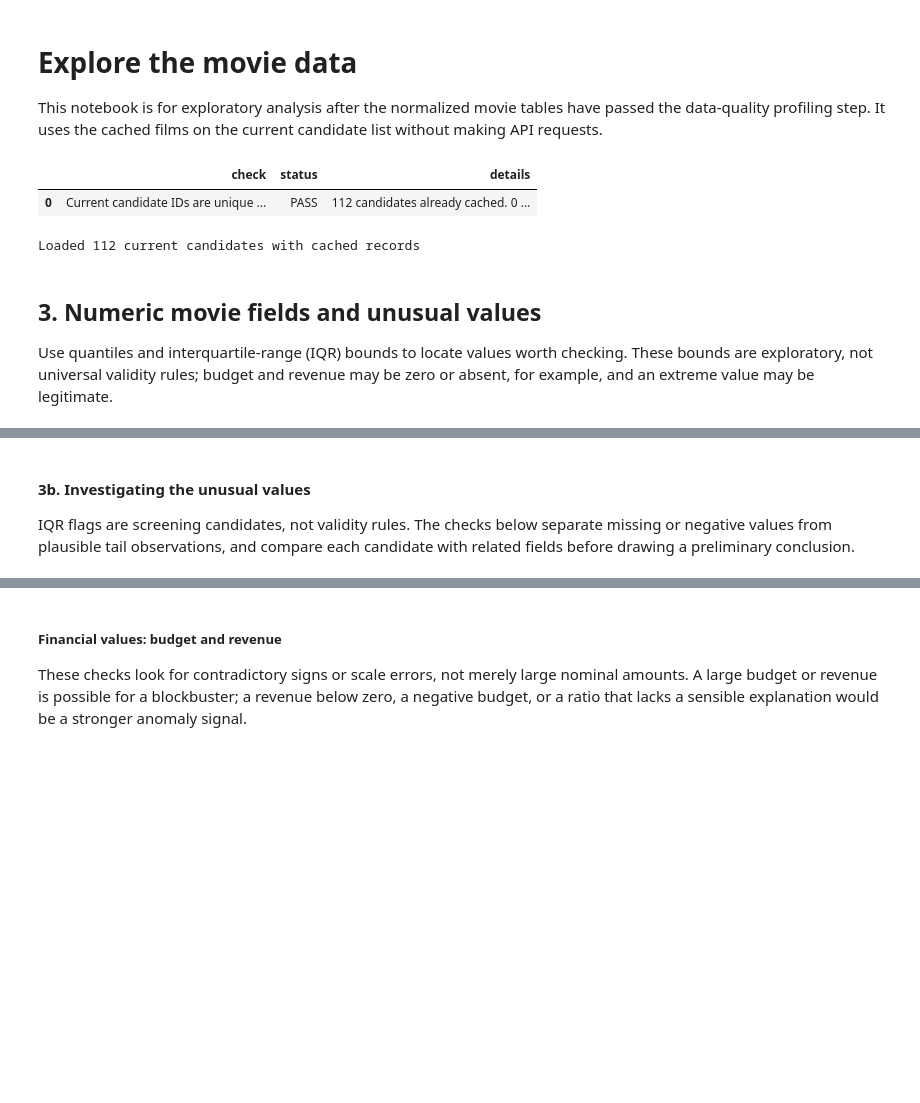
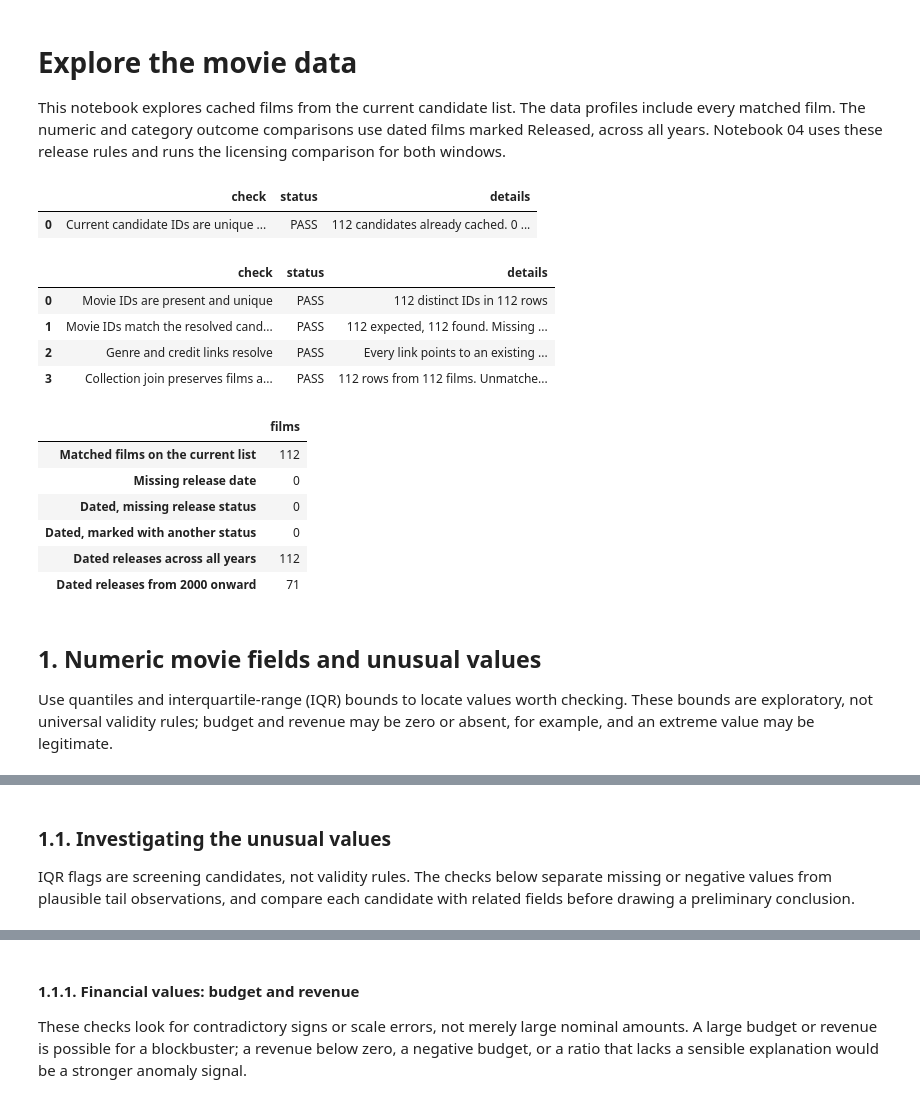
Before and after one commit to ishola-amalitech/streamvault, a Jupyter notebook: notebooks/03_eda_movie_data.ipynb, the cells around one changed output, grey strips where cells are left out. Saved outputs shown, nothing was run; the diff lists cells and outputs as text; code cells hidden in the pictures; blank space fills up the shorter version.

```diff
--- a/notebooks/03_eda_movie_data.ipynb
+++ b/notebooks/03_eda_movie_data.ipynb
@@ -1,54 +1,83 @@
 # %% [markdown]
 # Explore the movie data
 
-This notebook is for exploratory analysis after the normalized movie tables have passed the data-quality profiling step. It uses the cached films on the current candidate list without making API requests.
+This notebook explores cached films from the current candidate list. The data profiles include every matched film. The numeric and category outcome comparisons use dated films marked Released, across all years. Notebook 04 uses these release rules and runs the licensing comparison for both windows.
 # %%
 from IPython.display import display
 import pandas as pd
 
 from streamvault.cache import iter_cached_records, match_cached_candidates
 from streamvault.config import CONFIG
 from streamvault.diagnostics import raise_for_failed_checks, run_data_checks
 from streamvault.load import iter_movie_id_rows
-from streamvault.normalize import normalize_movie_records
+from streamvault.movie_quality import film_quality_issues, financial_inputs, rating_inputs
+from streamvault.normalize import normalization_checks, normalize_movie_records
 
 cache = match_cached_candidates(
     iter_cached_records(CONFIG.cache_file),
     iter_movie_id_rows(CONFIG.source_file),
 )
 stage = "Loaded current candidates"
 check_report = run_data_checks(stage, {
     "Current candidate IDs are unique in the cache": cache.uniqueness_check(),
 })
 display(check_report)
 raise_for_failed_checks(stage, check_report)
 records = list(cache.records.values())
 tables = normalize_movie_records(records)
 movies = tables.movies
+stage = "After normalization"
+check_report = normalization_checks(stage, tables, set(cache.records))
+display(check_report)
+raise_for_failed_checks(stage, check_report)
 
-frames = {
-    name: getattr(tables, name)
-    for name in (
-        "movies", "genres", "movie_genres", "companies",
-        "movie_companies", "countries", "movie_origin_countries",
-        "movie_production_countries", "languages",
-        "movie_spoken_languages", "collections", "people",
-        "cast_credits", "crew_credits",
-    )
-}
+issues = film_quality_issues(movies)
+if not issues.empty:
+    print("Film data issues to review")
+    display(issues)
 
-print(f"Loaded {len(records):,} current candidates with cached records")
+# Keep the full list for profiling, including films with missing release details.
+release_dates = movies.get(
+    "release_date", pd.Series(pd.NaT, index=movies.index, dtype="datetime64[ns]")
+)
+status = movies.get("status", pd.Series(pd.NA, index=movies.index, dtype="string"))
+dated = release_dates.notna()
+released = status.eq("Released").fillna(False)
+all_years = dated & released
+since_2000 = all_years & release_dates.ge(pd.Timestamp("2000-01-01"))
+
+# Count undated films first so each exclusion has only one reason.
+film_counts = pd.Series({
+    "Matched films on the current list": len(movies),
+    "Missing release date": int((~dated).sum()),
+    "Dated, missing release status": int((dated & status.isna()).sum()),
+    "Dated, marked with another status": int((dated & status.notna() & ~released).sum()),
+    "Dated releases across all years": int(all_years.sum()),
+    "Dated releases from 2000 onward": int(since_2000.sum()),
+}, name="films")
+display(film_counts.to_frame())
 if not records:
     print("No cached movies yet. Run `uv run streamvault` first.")
 
 # Format to 4 decimal places with comma separators (e.g., 108,446,000.00)
 pd.set_option('display.float_format', '{:,.4f}'.format)
 # %% [output]
 |  | check | status | details |
 | 0 | Current candidate IDs are unique ... | PASS | 112 candidates already cached. 0 ... |
-Loaded 112 current candidates with cached records
+|  | check | status | details |
+| 0 | Movie IDs are present and unique | PASS | 112 distinct IDs in 112 rows |
+| 1 | Movie IDs match the resolved cand... | PASS | 112 expected, 112 found. Missing ... |
+| 2 | Genre and credit links resolve | PASS | Every link points to an existing ... |
+| 3 | Collection join preserves films a... | PASS | 112 rows from 112 films. Unmatche... |
+|  | films |
+| Matched films on the current list | 112 |
+| Missing release date | 0 |
+| Dated, missing release status | 0 |
+| Dated, marked with another status | 0 |
+| Dated releases across all years | 112 |
+| Dated releases from 2000 onward | 71 |
 # %% [markdown]
-## 3. Numeric movie fields and unusual values
+## 1. Numeric movie fields and unusual values
 
 Use quantiles and interquartile-range (IQR) bounds to locate values worth checking. These bounds are exploratory, not universal validity rules; budget and revenue may be zero or absent, for example, and an extreme value may be legitimate.
 # %%
@@ -118,7 +147,7 @@ display(outlier_review)
 | 4 | vote_average | 5.7564 | 9.6094 | 1 | 0 | [41513: 5.752] |
 | 5 | vote_count | -6,634.7500 | 40,495.2500 | 2 | 0 | [27205: 40754, 157336: 41925] |
 # %% [markdown]
-#### 3b. Investigating the unusual values
+### 1.1. Investigating the unusual values
 IQR flags are screening candidates, not validity rules. The checks below separate missing or negative values from plausible tail observations, and compare each candidate with related fields before drawing a preliminary conclusion.
 # %%
 investigation_movies = movies.copy()
@@ -179,7 +211,7 @@ display(unusual_detail_table)
 | 14 | vote_count | 27205 | Inception | 2010 | 40,754.0000 | high | -6,634.7500 | 40,495.2500 |
 | 15 | vote_count | 157336 | Interstellar | 2014 | 41,925.0000 | high | -6,634.7500 | 40,495.2500 |
 # %% [markdown]
-##### Financial values: budget and revenue
+#### 1.1.1. Financial values: budget and revenue
 These checks look for contradictory signs or scale errors, not merely large nominal amounts. A large budget or revenue is possible for a blockbuster; a revenue below zero, a negative budget, or a ratio that lacks a sensible explanation would be a stronger anomaly signal.
 # %%
 financial_columns = [column for column in ("budget", "revenue") if column in investigation_movies.columns]
```
Also changed, not shown: parts of 45 cells of this notebook, 8 other files.
